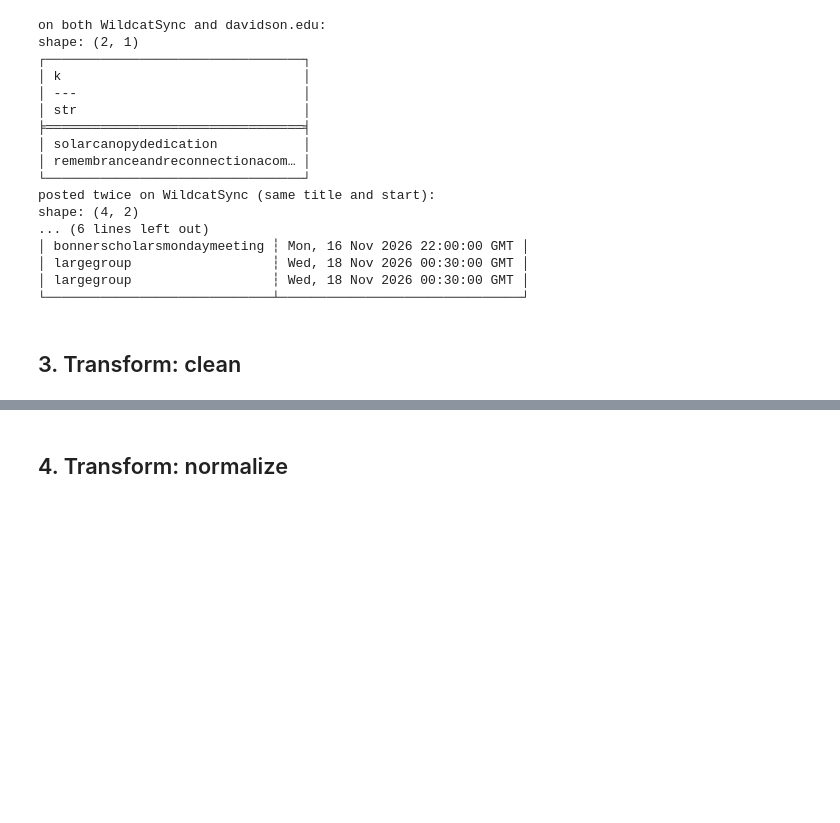
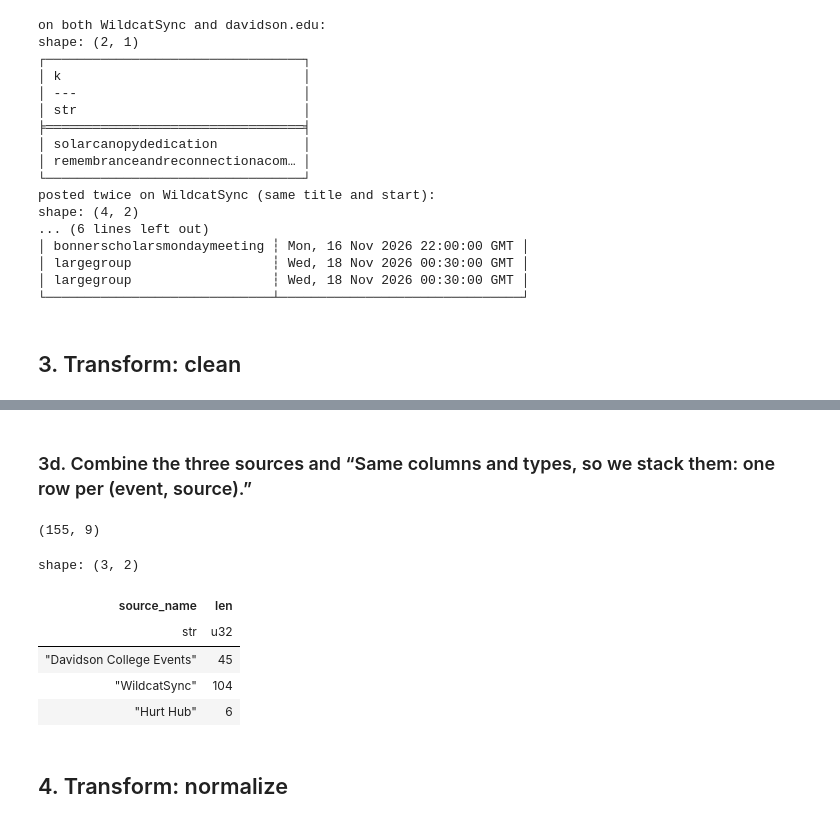
Before and after one commit to Jogarenas/CatCruxis, a Jupyter notebook: etl/etl_pipeline.ipynb, the cells around one changed output, grey strips where cells are left out. Drawn from its saved outputs; the diff is of its cells as text; code cells hidden in the pictures; blank space fills up the shorter version.

```diff
--- a/etl/etl_pipeline.ipynb
+++ b/etl/etl_pipeline.ipynb
@@ -310,3 +430,17 @@ shape: (4, 2)
+# %% [markdown]
+### 3d. Combine the three sources and “Same columns and types, so we stack them: one row per (event, source).”
+# %%
+cleaned = pl.concat([ws, hh, dv])
+print(cleaned.shape)
+cleaned.group_by("source_name").len()
+# %% [output]
+(155, 9)
+shape: (3, 2)
+| source_name | len |
+| str | u32 |
+| "Davidson College Events" | 45 |
+| "WildcatSync" | 104 |
+| "Hurt Hub" | 6 |
 # %% [markdown]
 ## 4. Transform: normalize
 # %% [markdown]
```
Also changed, not shown: parts of 8 cells of this notebook.
